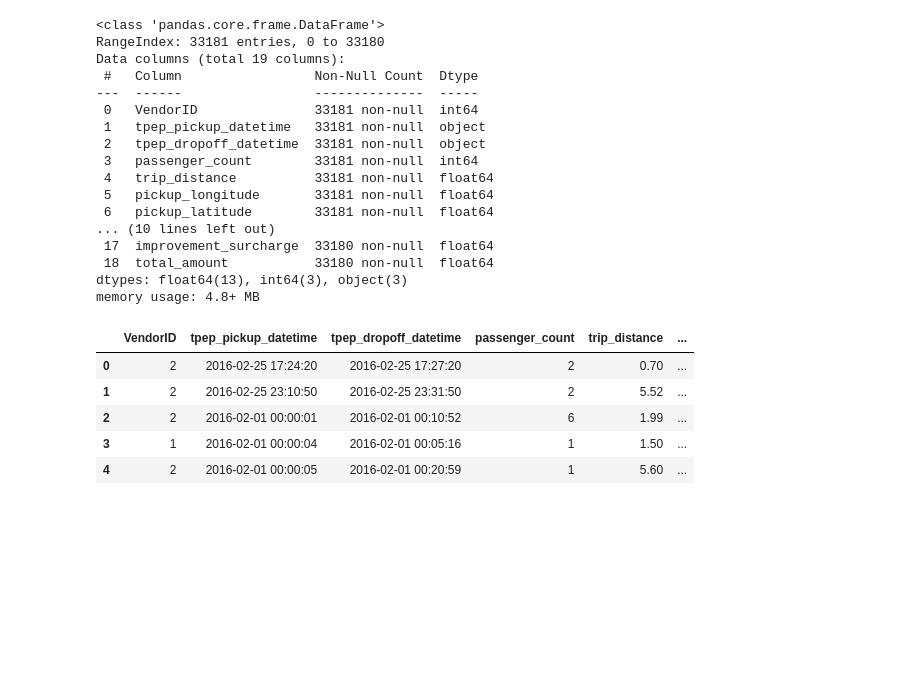
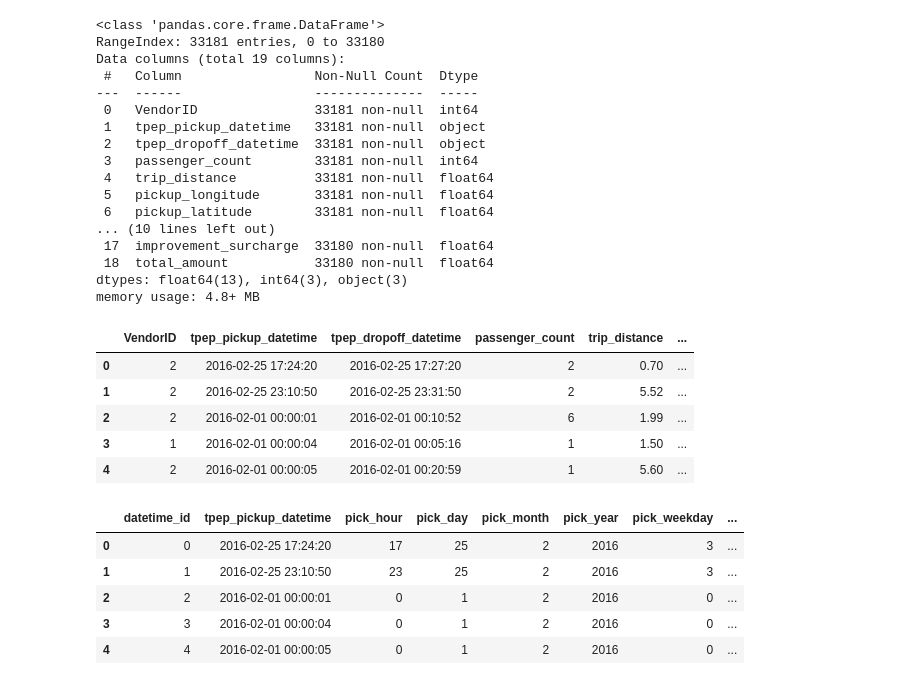
Before and after one commit to OluwatobiOmole/-DS-DataEngineeringPipelineforTaxiData, a Jupyter notebook: Transform.ipynb, the cells around one changed output. Cells and saved outputs as stored; diff of their text form; code cells hidden in the pictures; blank space fills up the shorter version.

```diff
--- a/Transform.ipynb
+++ b/Transform.ipynb
@@ -62,3 +62,16 @@ datetime_dim['drop_year'] = datetime_dim['tpep_dropoff_datetime'].dt.year
 datetime_dim['drop_weekday'] = datetime_dim['tpep_dropoff_datetime'].dt.weekday
 # %%
 datetime_dim['datetime_id'] = datetime_dim.index
+# %%
+# datetime_dim = datetime_dim.rename(columns={'tpep_pickup_datetime': 'datetime_id'}).reset_index(drop=True)
+datetime_dim = datetime_dim[['datetime_id', 'tpep_pickup_datetime', 'pick_hour', 'pick_day', 'pick_month', 'pick_year', 'pick_weekday',
+                             'tpep_dropoff_datetime', 'drop_hour', 'drop_day', 'drop_month', 'drop_year', 'drop_weekday']]
+#
+datetime_dim.head()
+# %% [output]
+|  | datetime_id | tpep_pickup_datetime | pick_hour | pick_day | pick_month | pick_year | pick_weekday | ... |
+| 0 | 0 | 2016-02-25 17:24:20 | 17 | 25 | 2 | 2016 | 3 | ... |
+| 1 | 1 | 2016-02-25 23:10:50 | 23 | 25 | 2 | 2016 | 3 | ... |
+| 2 | 2 | 2016-02-01 00:00:01 | 0 | 1 | 2 | 2016 | 0 | ... |
+| 3 | 3 | 2016-02-01 00:00:04 | 0 | 1 | 2 | 2016 | 0 | ... |
+| 4 | 4 | 2016-02-01 00:00:05 | 0 | 1 | 2 | 2016 | 0 | ... |
```
Also changed, not shown: parts of 9 cells of this notebook.
